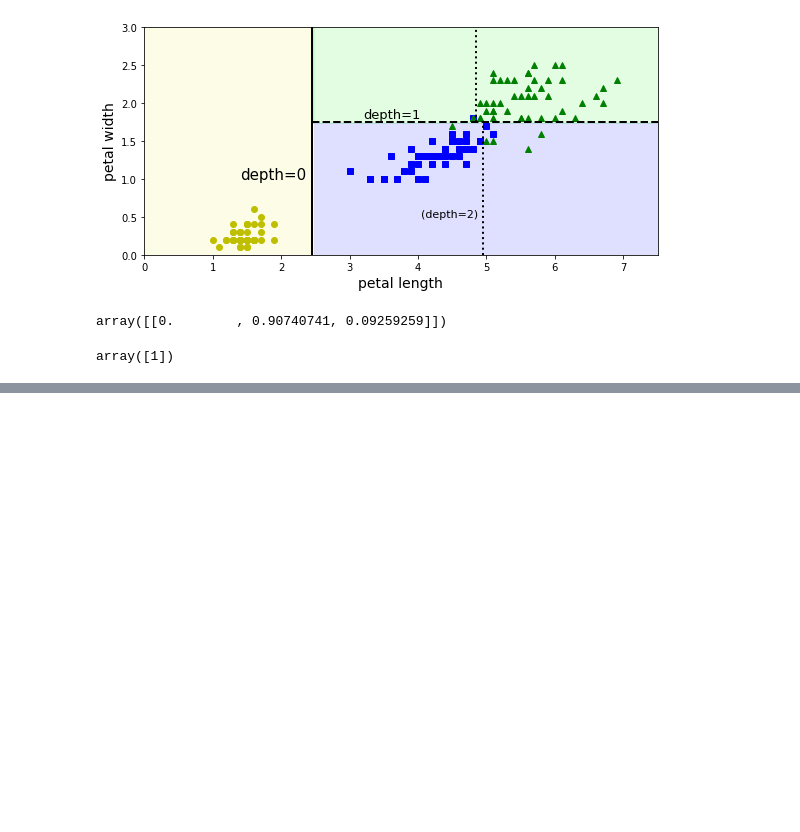
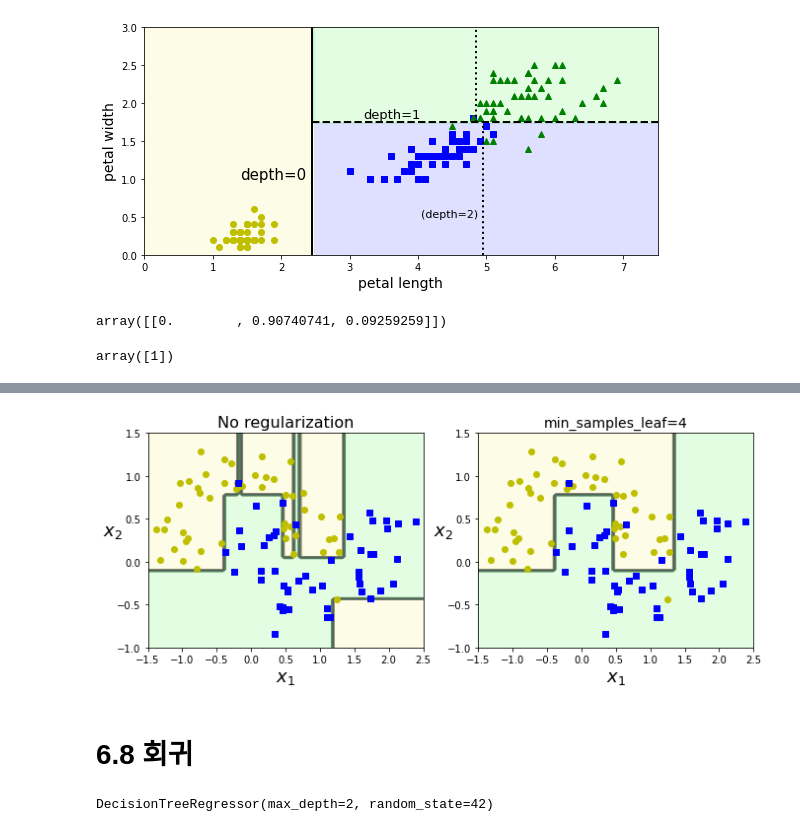
Before and after one commit to G-Polya/HandsOnMachineLearning, a Jupyter notebook: 6장 결정트리/Untitled-1.ipynb, the cells around one changed output, grey strips where cells are left out. Drawn from its saved outputs; the diff is of its cells as text; code cells hidden in the pictures; blank space fills up the shorter version.

```diff
--- a/6장 결정트리/Untitled-1.ipynb
+++ b/6장 결정트리/Untitled-1.ipynb
@@ -103,0 +108,23 @@ array([1])
+# %%
+from sklearn.datasets import make_moons
+
+Xm, ym = make_moons(n_samples=100, noise=0.25, random_state=53)
+
+deep_tree_clf1 = DecisionTreeClassifier(random_state=42)
+deep_tree_clf2 = DecisionTreeClassifier(min_samples_leaf=4, random_state=42)
+deep_tree_clf1.fit(Xm,ym)
+deep_tree_clf2.fit(Xm,ym)
+
+plt.figure(figsize=(11,4))
+plt.subplot(121)
+plot_decision_boundary(deep_tree_clf1, Xm,ym, axes=[-1.5,2.5,-1,1.5],iris=False)
+plt.title("No regularization", fontsize=16)
+plt.subplot(122)
+plot_decision_boundary(deep_tree_clf2, Xm,ym, axes=[-1.5,2.5,-1,1.5],iris=False)
+plt.title(f"min_samples_leaf={deep_tree_clf2.min_samples_leaf}", fontsize=14)
+
+plt.show()
+# %% [output]
+[figure, added]
+# %% [markdown]
+# 6.8 회귀
@@ -103,0 +137,9 @@ array([1])
+# %%
+from sklearn.tree import DecisionTreeRegressor
+
+tree_reg1= DecisionTreeRegressor(random_state=42, max_depth=2)
+tree_reg2= DecisionTreeRegressor(random_state=42, max_depth=2)
+tree_reg1.fit(X,y)
+tree_reg2.fit(X,y)
+# %% [output]
+DecisionTreeRegressor(max_depth=2, random_state=42)
```
Also changed, not shown: parts of 12 cells of this notebook, 2 other files.
